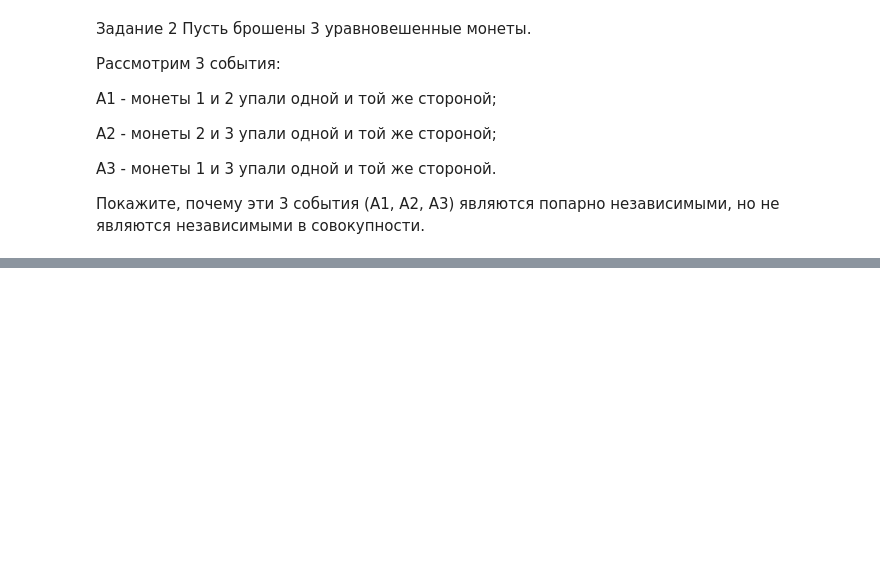
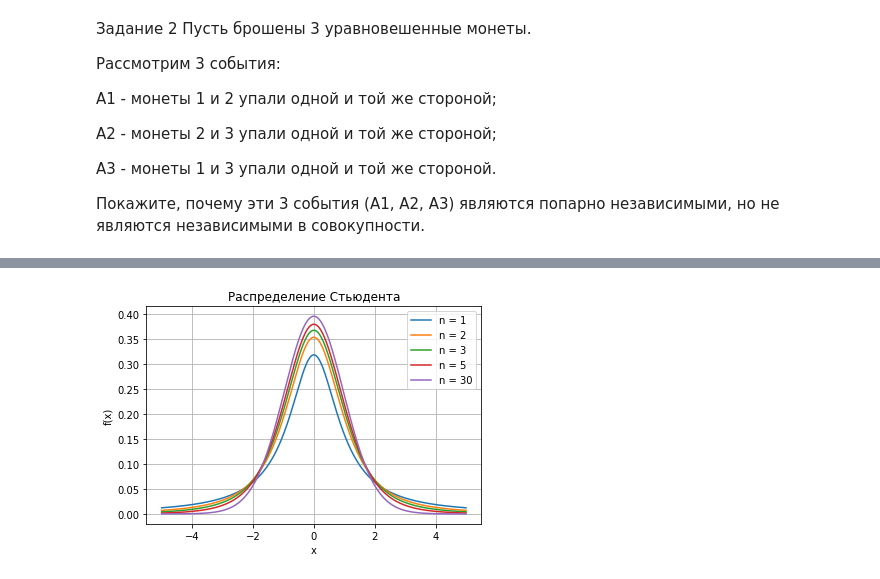
Before and after one commit to sabinaML/Mathematics_for_DS, a Jupyter notebook: Случайные_величины_и_вероятности.ipynb, the cells around one changed output, grey strips where cells are left out. Saved outputs shown, nothing was run; the diff lists cells and outputs as text; code cells hidden in the pictures; blank space fills up the shorter version.

```diff
--- a/Случайные_величины_и_вероятности.ipynb
+++ b/Случайные_величины_и_вероятности.ipynb
@@ -35,0 +74,15 @@ A3 - монеты 1 и 3 упали одной и той же стороной.
+# %%
+for n in [1, 2, 3, 5, 30]:
+    x = np.linspace(-5, 5, 1000)
+    t_rv = sts.t(n)
+    y = t_rv.pdf(x)
+    plt.plot(x, y, label=f"n = {n}")
+
+plt.title("Распределение Стьюдента")
+plt.ylabel("f(x)")
+plt.xlabel("x")
+plt.legend()
+plt.grid()
+plt.show()
+# %% [output]
+[figure, added]
```
Also changed, not shown: parts of 4 cells of this notebook.
